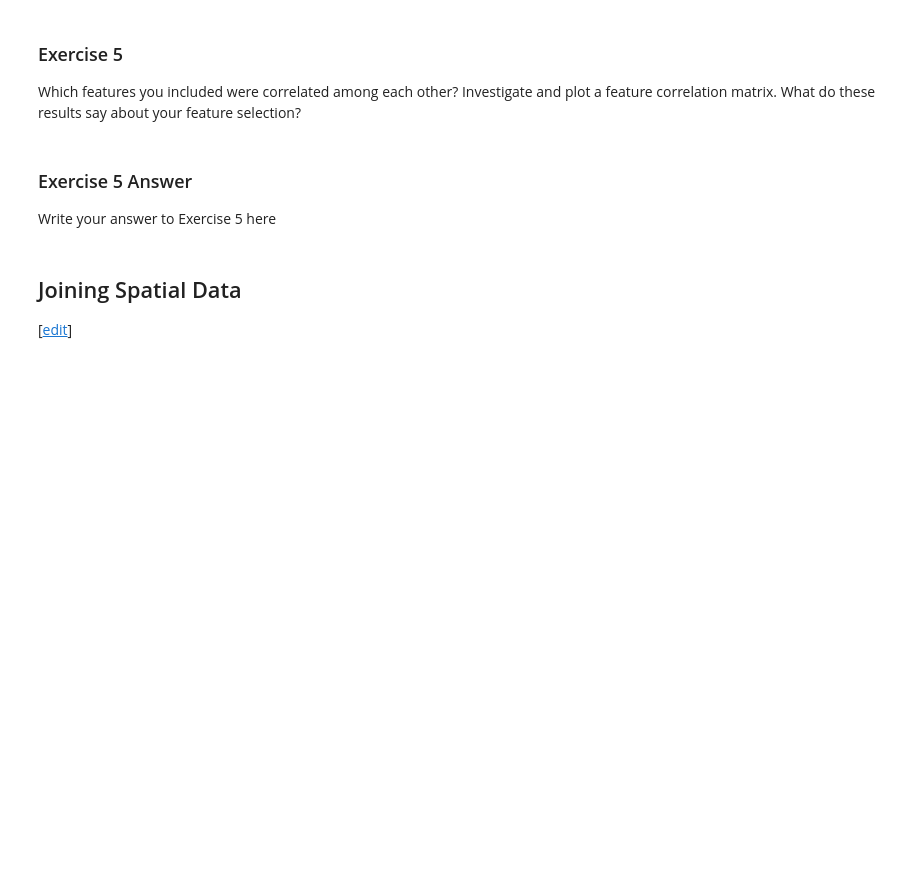
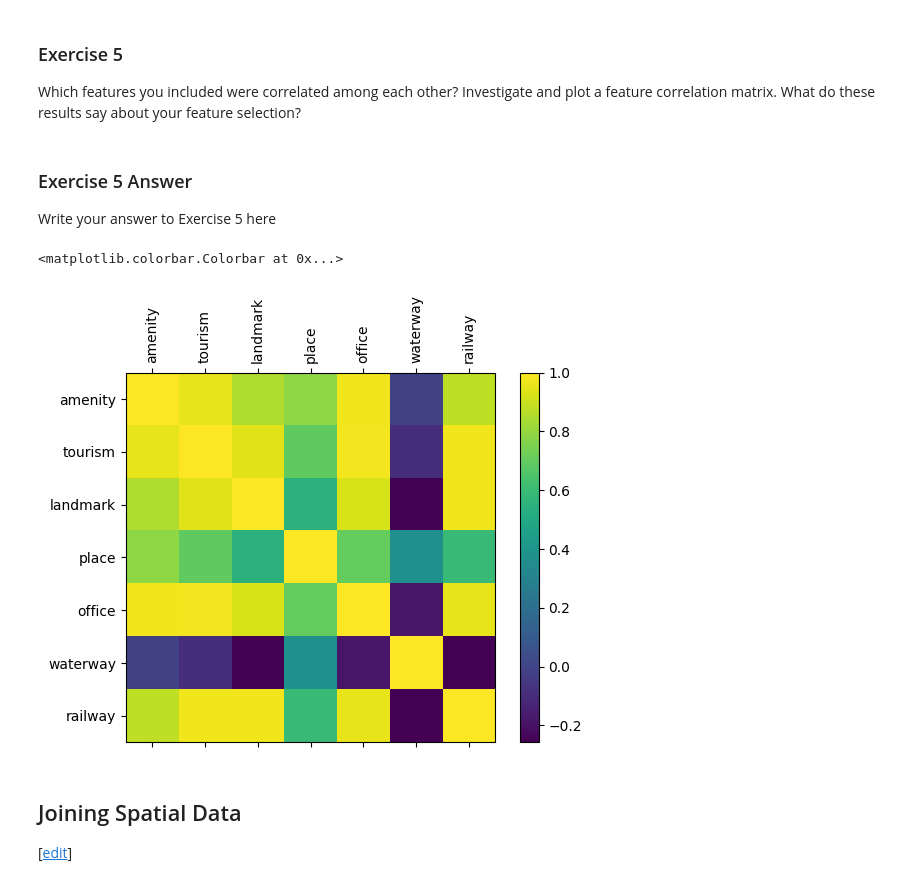
Before and after one commit to jr919cam/jr919_ads_2024, a Jupyter notebook: _notebooks/02-access-assess-geospatial.ipynb, the cells around one changed output. Cells and saved outputs as stored; diff of their text form; code cells hidden in the pictures; blank space fills up the shorter version.

```diff
--- a/_notebooks/02-access-assess-geospatial.ipynb
+++ b/_notebooks/02-access-assess-geospatial.ipynb
@@ -639,7 +611,27 @@ say about your feature selection?
 
 Write your answer to Exercise 5 here
 # %%
-# Use this box for any code you need
+correlations_df = pois_counts_df.corr()
+correlations_df
+
+fig, ax = plt.subplots()
+im = ax.matshow(correlations_df)
+ax.set_xticks(np.linspace(0,6,7))
+ax.set_xticklabels(pois_counts_df.columns, rotation=90)
+ax.set_yticks(np.linspace(0,6,7))
+ax.set_yticklabels(pois_counts_df.columns)
+fig.colorbar(im, ax=ax)
+
+'''
+With the obvious exception of waterways (and somewhat places), most of my feature choices are highly correlated; they seem to be mostly above 0.6.
+
+This could suggest that my features were not selected independently leading to bias in the selection and may not provide new insight into the areas.
+
+Due to the freedom allowed when selecting features, it could suggest that I attempted to select features which I already subconciously expect to fit predefined clusters.
+'''
+# %% [output]
+<matplotlib.colorbar.Colorbar at 0x...>
+[figure, added]
 # %% [markdown]
 ## Joining Spatial Data
 
```
Also changed, not shown: parts of 8 cells of this notebook.
